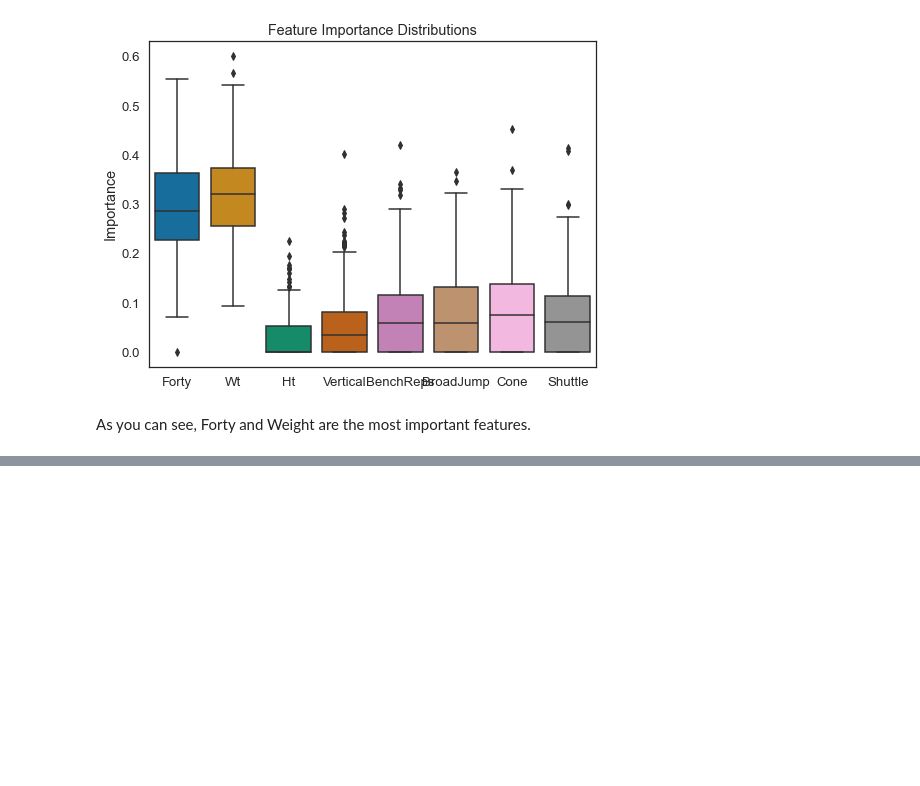
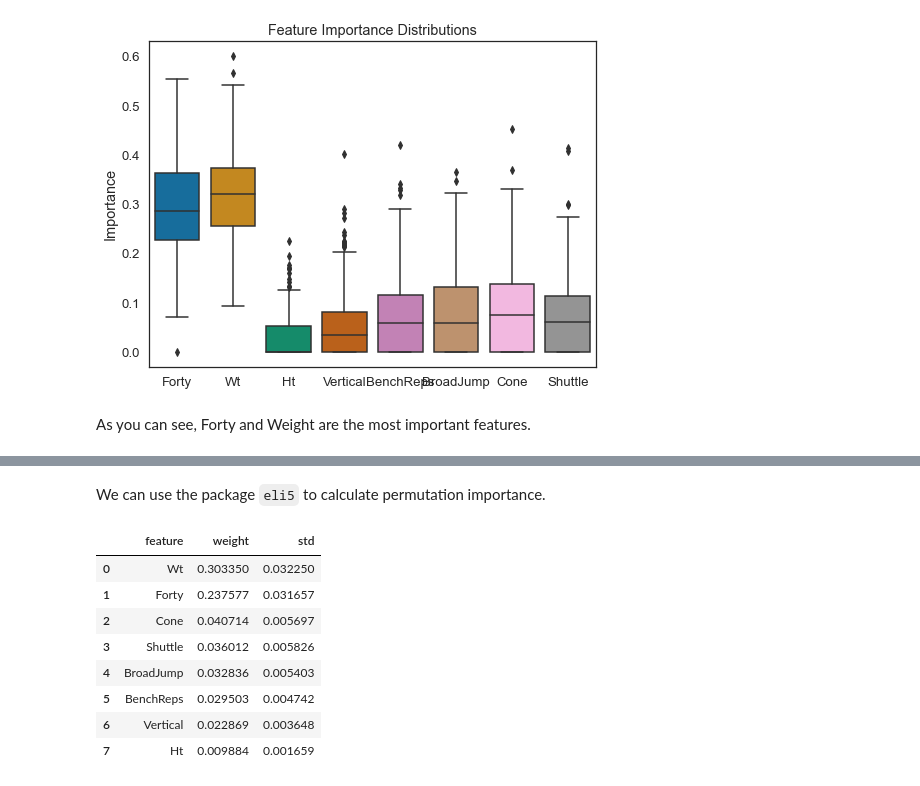
Before and after one commit to serenalotreck/tutorials, a Jupyter notebook: Tutorials/Interpretable_ML/Modified_Tutorial.ipynb, the cells around one changed output, grey strips where cells are left out. Cells and saved outputs as stored; diff of their text form; code cells hidden in the pictures; blank space fills up the shorter version.

```diff
--- a/Tutorials/Interpretable_ML/Modified_Tutorial.ipynb
+++ b/Tutorials/Interpretable_ML/Modified_Tutorial.ipynb
@@ -506,0 +558,24 @@ As you can see, Forty and Weight are the most important features.
+# %% [markdown]
+We can use the package `eli5` to calculate permutation importance.
+# %%
+import eli5
+from eli5.sklearn import PermutationImportance
+# we need to impute the data first before calculating permutation importance
+train_X_imp = imputer.transform(X)
+
+# set up the met-estimator to calculate permutation importance on our training data
+perm_train = PermutationImportance(estimator, scoring=r2,
+                                   n_iter=50, random_state=RANDOM_STATE)
+# fit and see the permuation importances
+perm_train.fit(train_X_imp, y)
+eli5.explain_weights_df(perm_train, feature_names=features)
+# %% [output]
+|  | feature | weight | std |
+| 0 | Wt | 0.303350 | 0.032250 |
+| 1 | Forty | 0.237577 | 0.031657 |
+| 2 | Cone | 0.040714 | 0.005697 |
+| 3 | Shuttle | 0.036012 | 0.005826 |
+| 4 | BroadJump | 0.032836 | 0.005403 |
+| 5 | BenchReps | 0.029503 | 0.004742 |
+| 6 | Vertical | 0.022869 | 0.003648 |
+| 7 | Ht | 0.009884 | 0.001659 |
```
Also changed, not shown: parts of 11 cells of this notebook, 1 other file.
